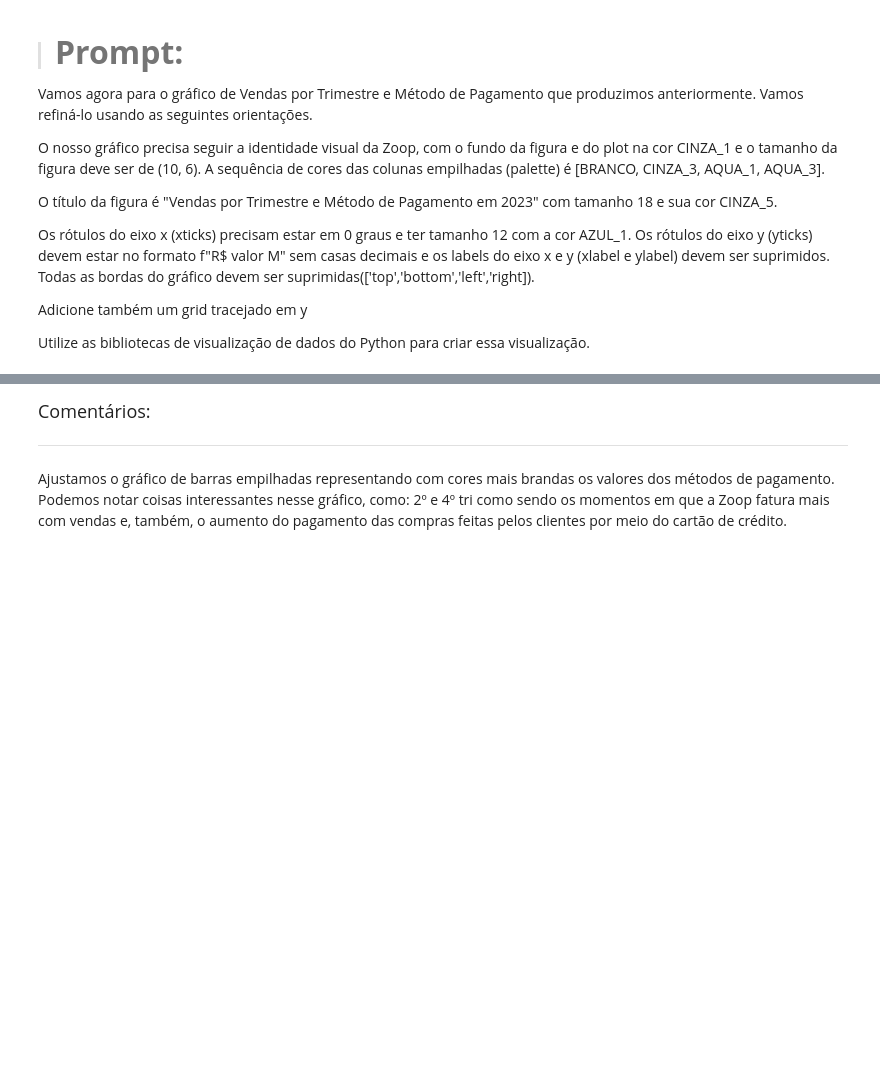
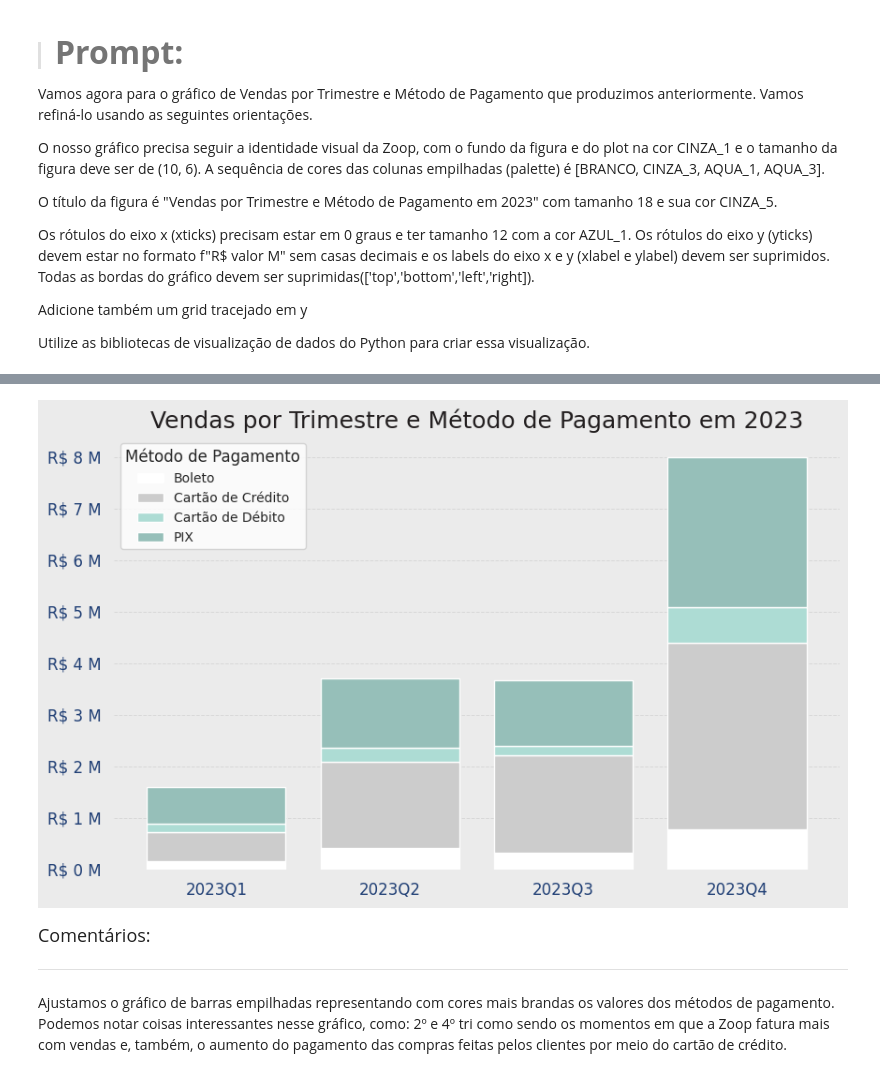
Before and after one commit to SergioCarmo-ro/Desafio_IA, a Jupyter notebook: Projeto_Inicial_IA_aplicada_a_Data_Science.ipynb, the cells around one changed output, grey strips where cells are left out. Saved outputs shown, nothing was run; the diff lists cells and outputs as text; code cells hidden in the pictures; blank space fills up the shorter version.

```diff
--- a/Projeto_Inicial_IA_aplicada_a_Data_Science.ipynb
+++ b/Projeto_Inicial_IA_aplicada_a_Data_Science.ipynb
@@ -1659,0 +1789,3 @@ Utilize as bibliotecas de visualização de dados do Python para criar essa visu
+# %%
+vendas_tri_metodo()
+# %% [output]
@@ -1660,3 +1793,4 @@ Utilize as bibliotecas de visualização de dados do Python para criar essa visu
+[figure, added]
 # %% [markdown]
 <font color="7b71ff" size=4> Comentários: </font>
 
```
Also changed, not shown: parts of 9 cells of this notebook.
